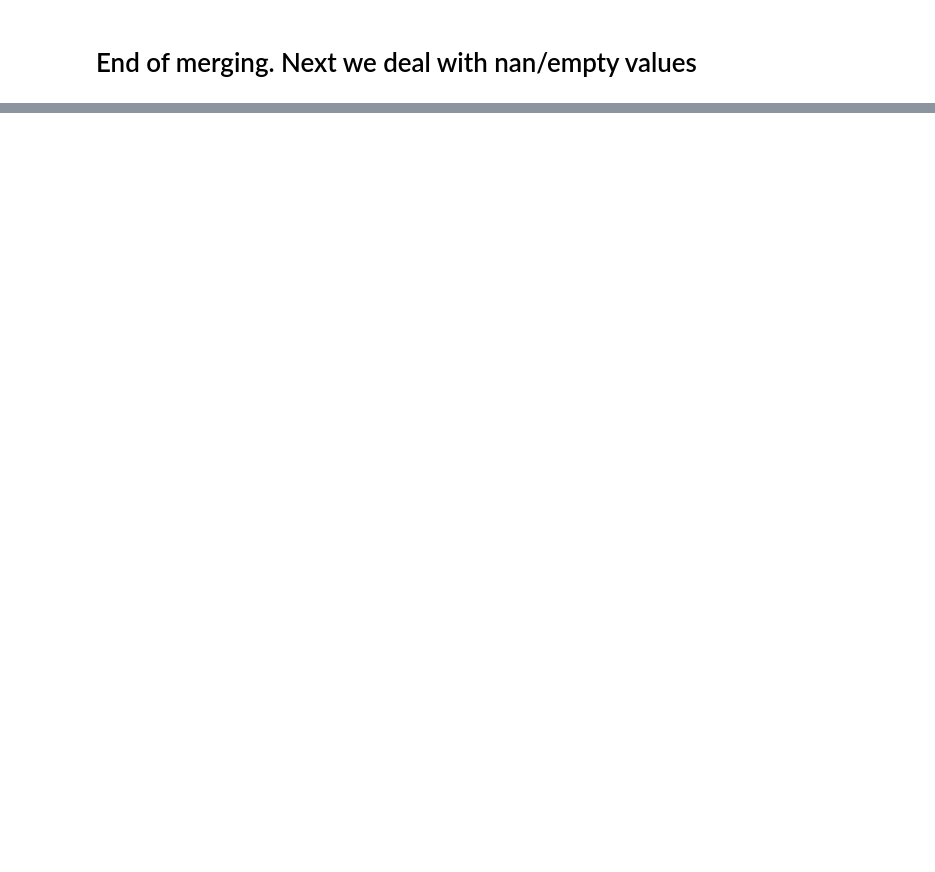
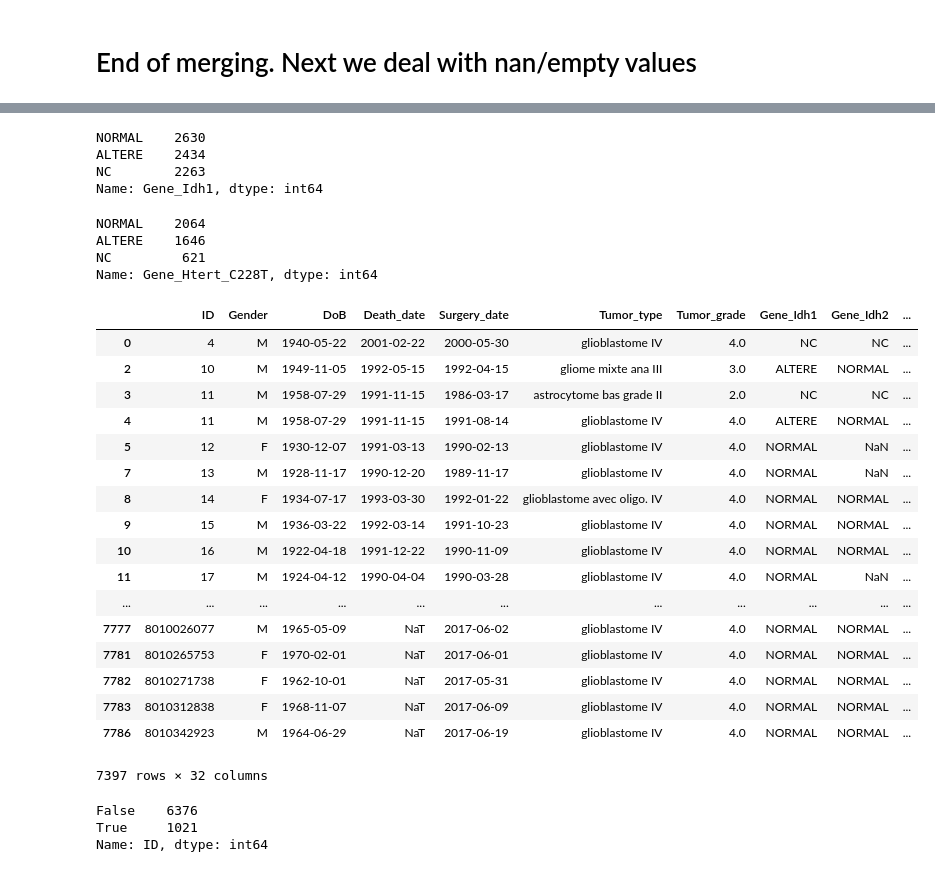
Before and after one commit to patricieni/ICM, a Jupyter notebook: Gliomas study data management.ipynb, the cells around one changed output, grey strips where cells are left out. Cells and saved outputs as stored; diff of their text form; code cells hidden in the pictures; blank space fills up the shorter version.

```diff
--- a/Gliomas study data management.ipynb
+++ b/Gliomas study data management.ipynb
@@ -294,0 +305,3 @@ df_3 = [lambda x: x for x in dwh_pat_date_deces_x_null.index if x not in dwh_pat
+# %%
+#let's make a copy of the clean dataset before proceeding
+df_clean_test = df_clean.copy()
@@ -294,0 +318,49 @@ df_3 = [lambda x: x for x in dwh_pat_date_deces_x_null.index if x not in dwh_pat
+# %%
+#checking possible values of IDH
+df_clean_test['Gene_Idh1'].value_counts()
+# %% [output]
+NORMAL    2630
+ALTERE    2434
+NC        2263
+Name: Gene_Idh1, dtype: int64
+# %%
+#checking possible values of TERT
+df_clean_test['Gene_Htert_C228T'].value_counts()
+# %% [output]
+NORMAL    2064
+ALTERE    1646
+NC         621
+Name: Gene_Htert_C228T, dtype: int64
+# %%
+#implementing clinical interaction variable between IDH and TERT
+df_clean_test.loc[((df_clean_test['Gene_Idh1'] == 'ALTERE') | (df_clean_test['Gene_Idh2'] == 'ALTERE')) & ((df_clean_test['Gene_Htert_C228T'] == "ALTERE") | (df_clean_test['Gene_Htert_C250T'] == "ALTERE")), "IDH_TERT"] = 1; df_clean_test
+df_clean_test.loc[((df_clean_test['Gene_Idh1'] == 'ALTERE') | (df_clean_test['Gene_Idh2'] == 'ALTERE')) & ((df_clean_test['Gene_Htert_C228T'] == "NORMAL") | (df_clean_test['Gene_Htert_C250T'] == "NORMAL")), "IDH_TERT"] = 2; df_clean_test
+df_clean_test.loc[((df_clean_test['Gene_Idh1'] == 'NORMAL') | (df_clean_test['Gene_Idh2'] == 'NORMAL')) & ((df_clean_test['Gene_Htert_C228T'] == "NORMAL") | (df_clean_test['Gene_Htert_C250T'] == "NORMAL")), "IDH_TERT"] = 3; df_clean_test
+df_clean_test.loc[((df_clean_test['Gene_Idh1'] == 'NORMAL') | (df_clean_test['Gene_Idh2'] == 'NORMAL')) & ((df_clean_test['Gene_Htert_C228T'] == "ALTERE") | (df_clean_test['Gene_Htert_C250T'] == "ALTERE")), "IDH_TERT"] = 4; df_clean_test
+# %% [output]
+|  | ID | Gender | DoB | Death_date | Surgery_date | Tumor_type | Tumor_grade | Gene_Idh1 | Gene_Idh2 | ... |
+| 0 | 4 | M | 1940-05-22 | 2001-02-22 | 2000-05-30 | glioblastome IV | 4.0 | NC | NC | ... |
+| 2 | 10 | M | 1949-11-05 | 1992-05-15 | 1992-04-15 | gliome mixte ana III | 3.0 | ALTERE | NORMAL | ... |
+| 3 | 11 | M | 1958-07-29 | 1991-11-15 | 1986-03-17 | astrocytome bas grade II | 2.0 | NC | NC | ... |
+| 4 | 11 | M | 1958-07-29 | 1991-11-15 | 1991-08-14 | glioblastome IV | 4.0 | ALTERE | NORMAL | ... |
+| 5 | 12 | F | 1930-12-07 | 1991-03-13 | 1990-02-13 | glioblastome IV | 4.0 | NORMAL | NaN | ... |
+| 7 | 13 | M | 1928-11-17 | 1990-12-20 | 1989-11-17 | glioblastome IV | 4.0 | NORMAL | NaN | ... |
+| 8 | 14 | F | 1934-07-17 | 1993-03-30 | 1992-01-22 | glioblastome avec oligo. IV | 4.0 | NORMAL | NORMAL | ... |
+| 9 | 15 | M | 1936-03-22 | 1992-03-14 | 1991-10-23 | glioblastome IV | 4.0 | NORMAL | NORMAL | ... |
+| 10 | 16 | M | 1922-04-18 | 1991-12-22 | 1990-11-09 | glioblastome IV | 4.0 | NORMAL | NORMAL | ... |
+| 11 | 17 | M | 1924-04-12 | 1990-04-04 | 1990-03-28 | glioblastome IV | 4.0 | NORMAL | NaN | ... |
+| ... | ... | ... | ... | ... | ... | ... | ... | ... | ... | ... |
+| 7777 | 8010026077 | M | 1965-05-09 | NaT | 2017-06-02 | glioblastome IV | 4.0 | NORMAL | NORMAL | ... |
+| 7781 | 8010265753 | F | 1970-02-01 | NaT | 2017-06-01 | glioblastome IV | 4.0 | NORMAL | NORMAL | ... |
+| 7782 | 8010271738 | F | 1962-10-01 | NaT | 2017-05-31 | glioblastome IV | 4.0 | NORMAL | NORMAL | ... |
+| 7783 | 8010312838 | F | 1968-11-07 | NaT | 2017-06-09 | glioblastome IV | 4.0 | NORMAL | NORMAL | ... |
+| 7786 | 8010342923 | M | 1964-06-29 | NaT | 2017-06-19 | glioblastome IV | 4.0 | NORMAL | NORMAL | ... |
+7397 rows × 32 columns
+# %%
+#let's check for patients having several records.
+#discussion is to keep only the first record.
+df_clean_test['ID'].duplicated().value_counts()
+# %% [output]
+False    6376
+True     1021
+Name: ID, dtype: int64
```
Also changed, not shown: parts of 55 cells of this notebook.
